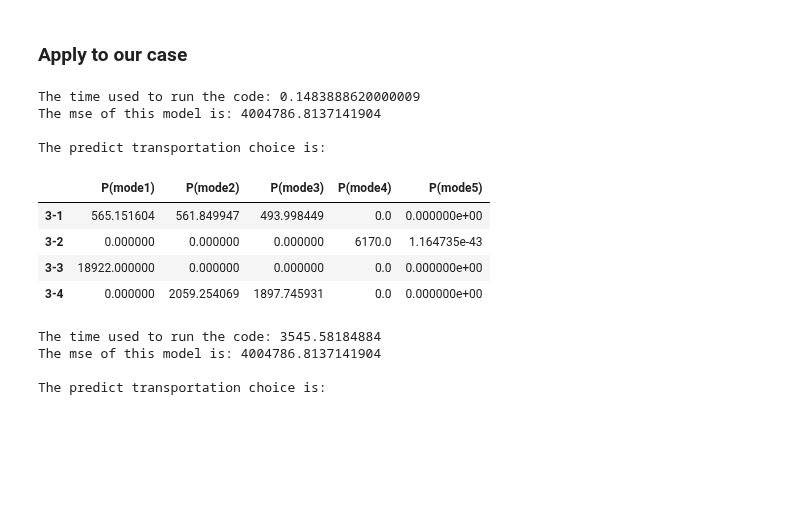
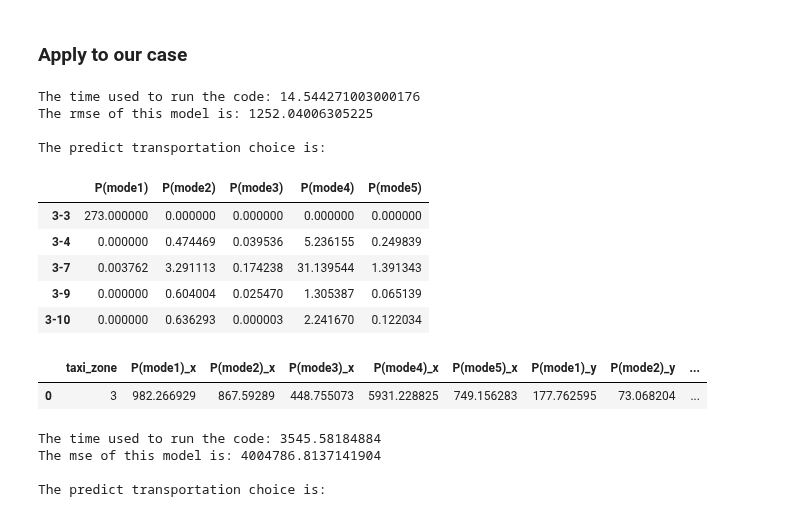
Before and after one commit to Rufei-Sheng/Manhattan-Congestion-Surcharge-Capstone, a Jupyter notebook: modeling/modeling_update.ipynb, the cells around one changed output. Cells and saved outputs as stored; diff of their text form; code cells hidden in the pictures; blank space fills up the shorter version.

Commit message:
update modeling

```diff
--- a/modeling/modeling_update.ipynb
+++ b/modeling/modeling_update.ipynb
@@ -40,7 +40,7 @@ def utility(mode, wage, Lambda, dataset):
     Lambda: parameter that trade-off different transportation mode
     '''
     subset = dataset[dataset['mode'] == mode]
-    vj = Lambda * (float(int(wage)/525600) * float(subset['duration']) + float(subset['price'])) #525600: convert wage scale 'year' to 'minitues'
+    vj = Lambda * (float(int(wage)/124800) * float(subset['duration']) + float(subset['price'])) #525600: convert wage scale 'year' to 'minitues'
     return -vj #assign negative utility?
 
 
@@ -114,6 +114,7 @@ def apply_model(T, nestList, wageList, Lambda, dataAll):
             for i in range(1,6):
                 if i in modeList: #not all modes appear in every OD pair
                     pop = dataOD[wage].mean() * probability(i, nestList[modeList.index(i)], T, dictVj, dictIVk, deno)
+#                     print(wage, i,nestList[modeList.index(i)], pop)
                     if np.isnan(pop) == True: #if predicted population is nan, replace it as 0, means no people choose
                         pop = 0
 
@@ -145,47 +146,55 @@ def compare_with_ground_truth(predictdf, truedf):
     predictdf = predictdf.fillna(0)
     predictdf = predictdf.replace([np.inf, -np.inf], np.nan)
     predictdf = predictdf.dropna()
-    predictdf['taxi_zone'] = predictdf.index.map(lambda x: x.split('-')[0])
-    predictdf = predictdf.groupby('taxi_zone').mean().reset_index() #group the popuation by taxi zone
+    predictdf['taxi_zone'] = predictdf.index.map(lambda x: x.split('-')[0]) #get origin taxi zone from each OD pair
+    predictdf = predictdf.groupby('taxi_zone').sum().reset_index() #group the popuation by taxi zone
     predictdf['taxi_zone'] = predictdf['taxi_zone'].astype(int)
     truedf['taxi_zone'] = truedf['taxi_zone'].astype(int)
 
     data_compare = pd.merge(predictdf, truedf, left_on='taxi_zone', right_on = 'taxi_zone', how = 'left')
     data_compare = data_compare.dropna()
 
-    mse = 0
+    rmse = 0
     for i in range(1,6):
-        msei = sum((data_compare[data_compare.columns[i]] - data_compare[data_compare.columns[i+5]])**2)
-    mse += msei
-    return float(mse)
+        rmsei = np.sqrt(sum((data_compare[data_compare.columns[i]] - data_compare[data_compare.columns[i+5]])**2))
+    rmse += rmsei
+    return data_compare, rmse
 # %%
 #choose ODpair 3-1 to test the algrithm whether bug-free:
-T1 = 2500
+T1 = 3
 T2 = 1
 T3 = 1
 T = {1:T1, 2:T2, 3:T3} #Tao for each nest
-Lambda = 2
+Lambda = 1
 nestList = [1, 2, 3]
 wagelist = ['2500', '7500', '12500', '17500', '22500', '30000', '42500', '62500', '87500', '125000', '225000']
-testdf = mode_data[mode_data.index.isin(list(mode_data.index[:10]))] #test OD pair 3-1,3-2,3-3,3-4
+# testdf = mode_data[mode_data.index.isin(list(mode_data.index[:20]))] #test OD pair 3-1,3-2,3-3,3-4
+testdf = mode_data[mode_data['PUlocationID']==3]
+# testdf = mode_data[mode_data.index == '3-2']
 
 predict_choice_test, timeslot_test = apply_model(T, nestList, wagelist, Lambda, testdf)
-mse_test = compare_with_ground_truth(predict_choice_test, acs)
+combine_test, rmse_test = compare_with_ground_truth(predict_choice_test, acs)
 print('The time used to run the code:', timeslot_test)
-print('The mse of this model is:', mse_test)
+print('The rmse of this model is:', rmse_test)
 print()
 print('The predict transportation choice is:')
-predict_choice_test
+predict_choice_test.head()
 # %% [output]
-The time used to run the code: 0.1483888620000009
-The mse of this model is: 4004786.8137141904
+The time used to run the code: 14.544271003000176
+The rmse of this model is: 1252.04006305225
 
 The predict transportation choice is:
 |  | P(mode1) | P(mode2) | P(mode3) | P(mode4) | P(mode5) |
-| 3-1 | 565.151604 | 561.849947 | 493.998449 | 0.0 | 0.000000e+00 |
-| 3-2 | 0.000000 | 0.000000 | 0.000000 | 6170.0 | 1.164735e-43 |
-| 3-3 | 18922.000000 | 0.000000 | 0.000000 | 0.0 | 0.000000e+00 |
-| 3-4 | 0.000000 | 2059.254069 | 1897.745931 | 0.0 | 0.000000e+00 |
+| 3-3 | 273.000000 | 0.000000 | 0.000000 | 0.000000 | 0.000000 |
+| 3-4 | 0.000000 | 0.474469 | 0.039536 | 5.236155 | 0.249839 |
+| 3-7 | 0.003762 | 3.291113 | 0.174238 | 31.139544 | 1.391343 |
+| 3-9 | 0.000000 | 0.604004 | 0.025470 | 1.305387 | 0.065139 |
+| 3-10 | 0.000000 | 0.636293 | 0.000003 | 2.241670 | 0.122034 |
+# %%
+combine_test
+# %% [output]
+|  | taxi_zone | P(mode1)_x | P(mode2)_x | P(mode3)_x | P(mode4)_x | P(mode5)_x | P(mode1)_y | P(mode2)_y | ... |
+| 0 | 3 | 982.266929 | 867.59289 | 448.755073 | 5931.228825 | 749.156283 | 177.762595 | 73.068204 | ... |
 # %%
 #Run the model for the whole dataset
 T1 = 3000 #should set grid search for T1
```
Also changed, not shown: parts of 2 cells of this notebook, 7 other files.
